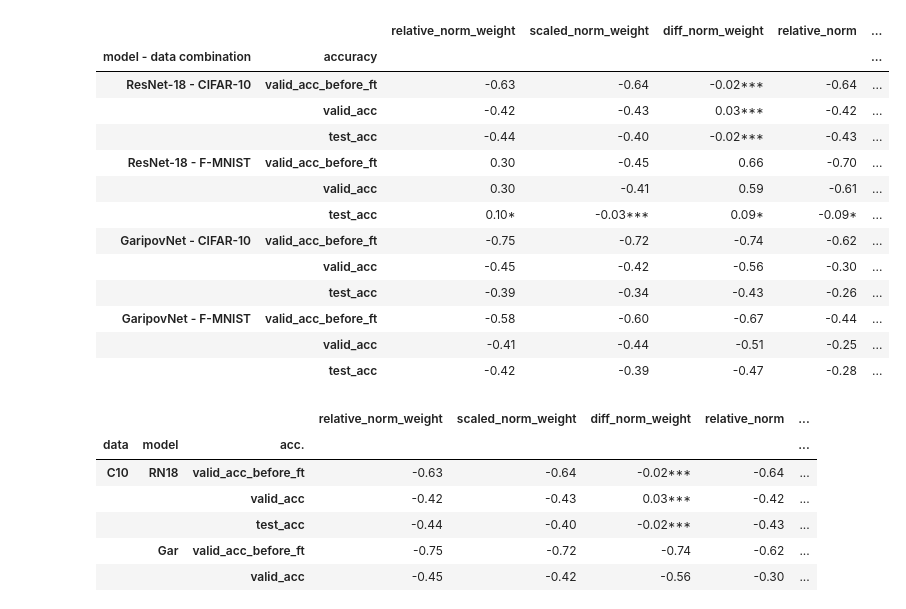
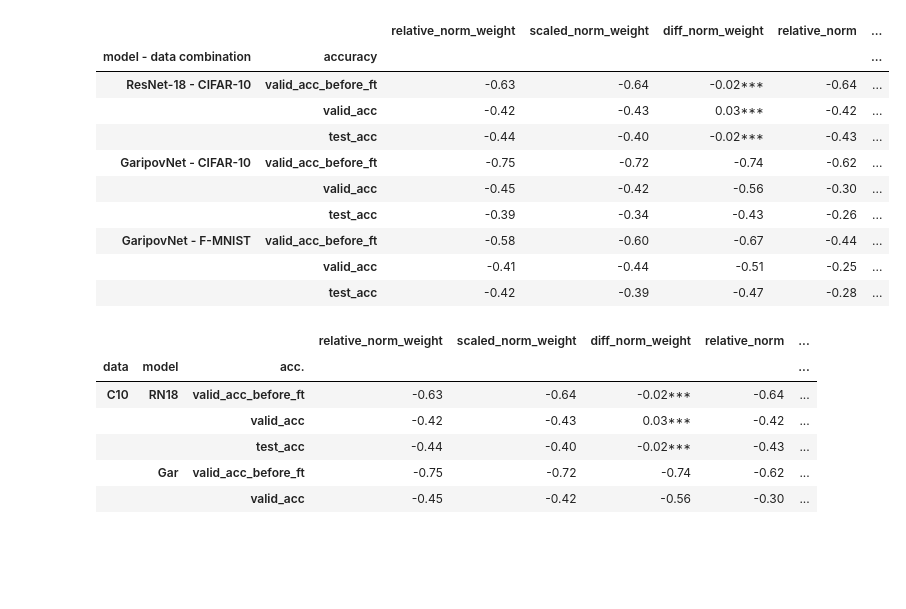
Before and after one commit to JSchuurmans/tddl, a Jupyter notebook: notebooks/results/kendalls_tau.ipynb, the cells around one changed output. Cells and saved outputs as stored; diff of their text form; code cells hidden in the pictures; blank space fills up the shorter version.

```diff
--- a/notebooks/results/kendalls_tau.ipynb
+++ b/notebooks/results/kendalls_tau.ipynb
@@ -3,22 +3,19 @@ import pandas as pd
 # %%
 paths = {
     'ResNet-18 - CIFAR-10': "./tables/kt_rn18_c10.zip",
-    'ResNet-18 - F-MNIST': "./tables/kt_rn18_fm.zip",
+    # 'ResNet-18 - F-MNIST': "./tables/kt_rn18_fm.zip",
     'GaripovNet - CIFAR-10': "./tables/kt_gar_c10.zip",
     'GaripovNet - F-MNIST': "./tables/kt_gar_fm.zip",
 }
 
 d = {k:pd.read_pickle(v) for k,v in paths.items()}
 pd.concat(d, axis=0,names=['model - data combination','accuracy'])
 # %% [output]
 |  |  | relative_norm_weight | scaled_norm_weight | diff_norm_weight | relative_norm | ... |
 | model - data combination | accuracy |  |  |  |  | ... |
 | ResNet-18 - CIFAR-10 | valid_acc_before_ft | -0.63 | -0.64 | -0.02*** | -0.64 | ... |
 |  | valid_acc | -0.42 | -0.43 | 0.03*** | -0.42 | ... |
 |  | test_acc | -0.44 | -0.40 | -0.02*** | -0.43 | ... |
-| ResNet-18 - F-MNIST | valid_acc_before_ft | 0.30 | -0.45 | 0.66 | -0.70 | ... |
-|  | valid_acc | 0.30 | -0.41 | 0.59 | -0.61 | ... |
-|  | test_acc | 0.10* | -0.03*** | 0.09* | -0.09* | ... |
 | GaripovNet - CIFAR-10 | valid_acc_before_ft | -0.75 | -0.72 | -0.74 | -0.62 | ... |
 |  | valid_acc | -0.45 | -0.42 | -0.56 | -0.30 | ... |
 |  | test_acc | -0.39 | -0.34 | -0.43 | -0.26 | ... |
```
Also changed, not shown: parts of 64 cells of this notebook, 29 other files.
